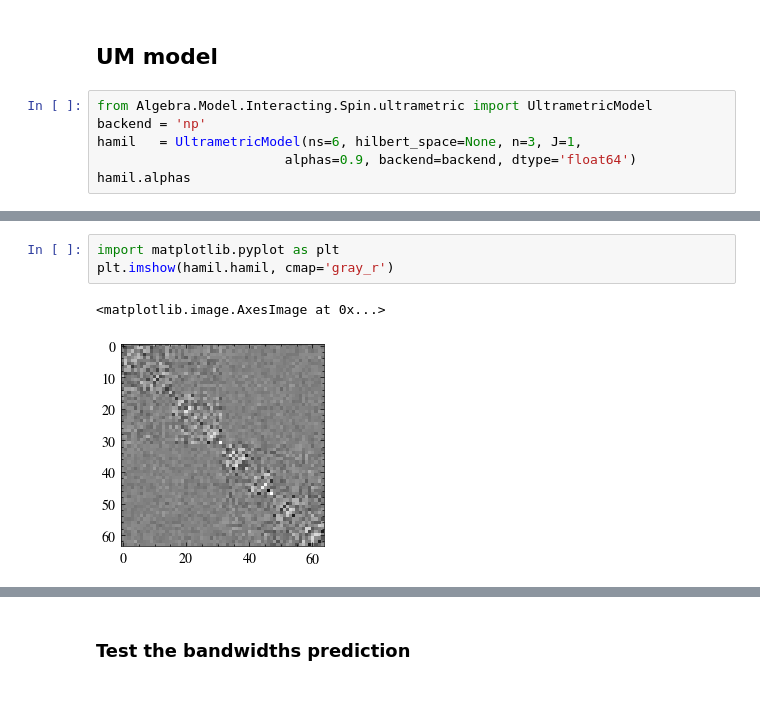
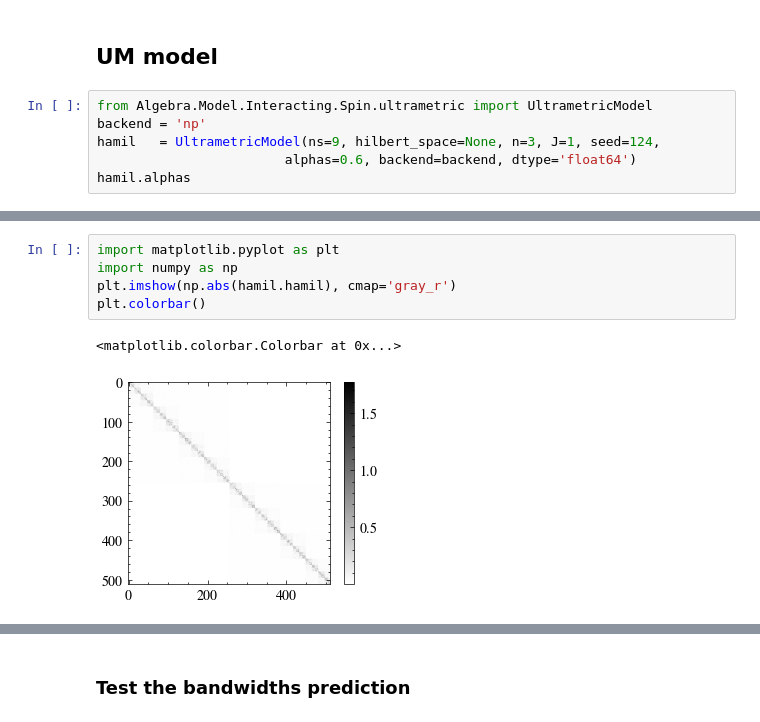
Before and after one commit to makskliczkowski/QuantumEigenSolver, a Jupyter notebook: Python/QES/tests.ipynb, the cells around one changed output, grey strips where cells are left out. Drawn from its saved outputs; the diff is of its cells as text; blank space fills up the shorter version.

```diff
--- a/Python/QES/tests.ipynb
+++ b/Python/QES/tests.ipynb
@@ -776,8 +443,8 @@ Maximum value: 5.2
 # %%
 from Algebra.Model.Interacting.Spin.ultrametric import UltrametricModel
 backend = 'np'
-hamil   = UltrametricModel(ns=6, hilbert_space=None, n=3, J=1,
-                        alphas=0.9, backend=backend, dtype='float64')
+hamil   = UltrametricModel(ns=9, hilbert_space=None, n=3, J=1, seed=124,
+                        alphas=0.6, backend=backend, dtype='float64')
 hamil.alphas
 # %% [output]
 INFO:general_python.algebra.utils:63: JAX backend available and successfully imported
@@ -813,6 +489,8 @@ Memory:6.151e-05gb
 # %%
 import matplotlib.pyplot as plt
-plt.imshow(hamil.hamil, cmap='gray_r')
+import numpy as np
+plt.imshow(np.abs(hamil.hamil), cmap='gray_r')
+plt.colorbar()
 # %% [output]
-<matplotlib.image.AxesImage at 0x...>
+<matplotlib.colorbar.Colorbar at 0x...>
-[figure, old version]
+[figure, new version]
```
Also changed, not shown: parts of 130 cells of this notebook, 4 other files.
